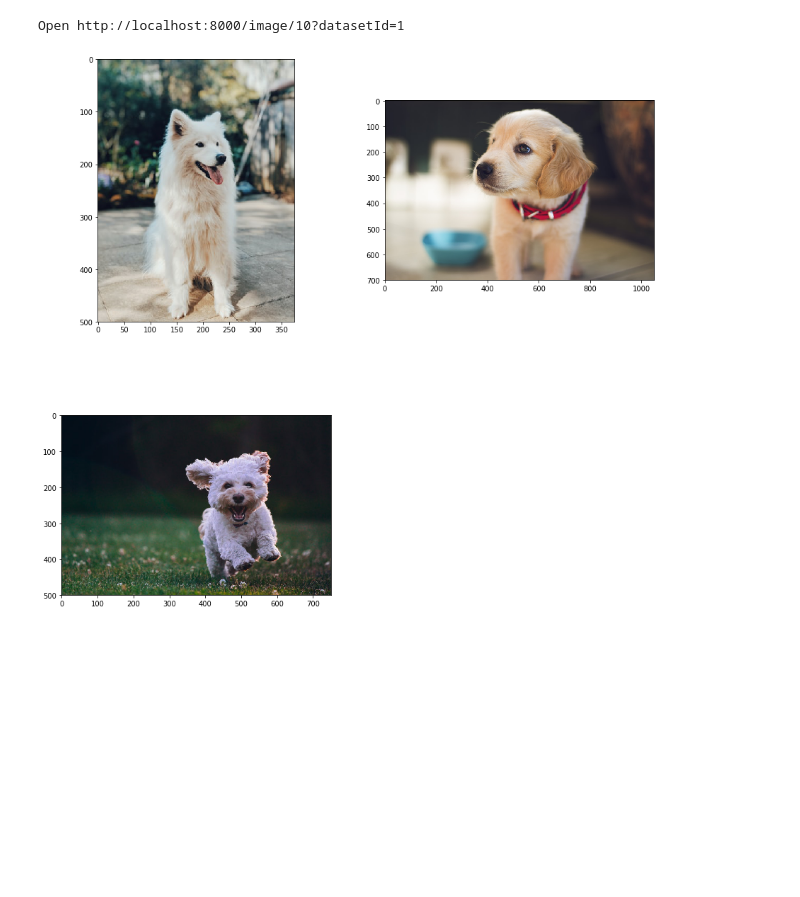
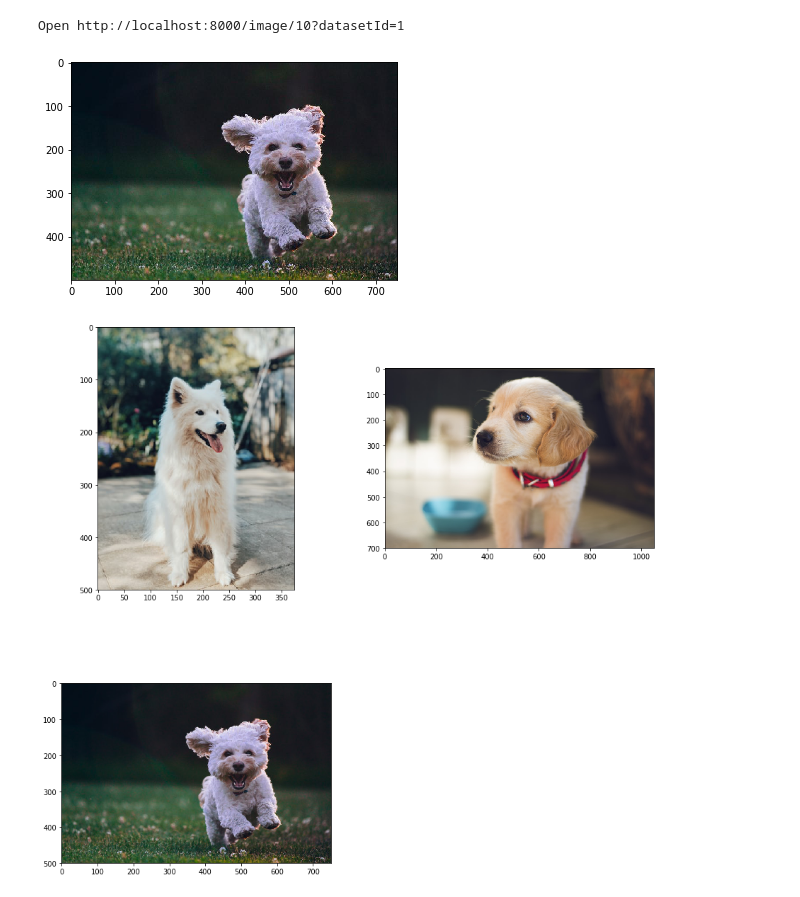
Before and after one commit to rediscovery-io/remo-python, a Jupyter notebook: Rem_local_SDK_examples.ipynb, the cells around one changed output. Drawn from its saved outputs; the diff is of its cells as text; code cells hidden in the pictures; blank space fills up the shorter version.

Commit message:
get images

```diff
--- a/Rem_local_SDK_examples.ipynb
+++ b/Rem_local_SDK_examples.ipynb
@@ -275,3 +285,10 @@ Open http://localhost:8000/image/10?datasetId=1
+# %%
+image = plt.imread('img.jpg')
+fig, ax = plt.subplots()
+im = ax.imshow(image)
+plt.show()
+# %% [output]
+[figure, added]
 # %%
 # MC: blocked by the bug in all_info_datasets()
 # img_urls = my_dataset.get_images()
```
Also changed, not shown: parts of 3 cells of this notebook, 3 other files.
